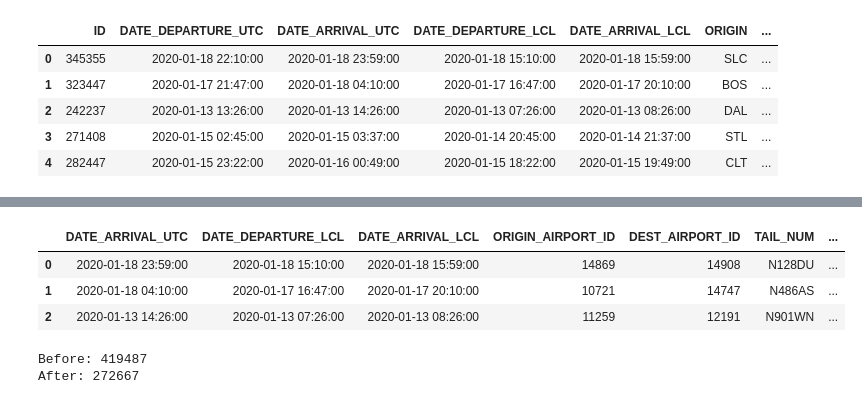
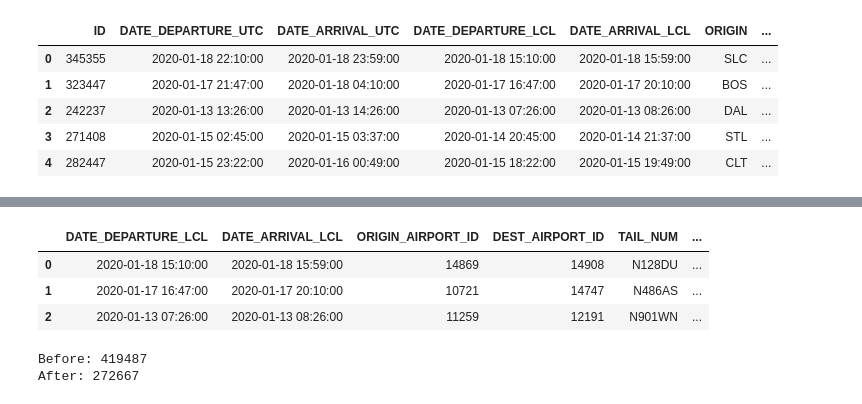
Before and after one commit to jbernardoviana/hckt01, a Jupyter notebook: HCKT01 - Binary Classification/Joao.ipynb, the cells around one changed output, grey strips where cells are left out. Saved outputs shown, nothing was run; the diff lists cells and outputs as text; code cells hidden in the pictures.

```diff
--- a/HCKT01 - Binary Classification/Joao.ipynb
+++ b/HCKT01 - Binary Classification/Joao.ipynb
@@ -146,25 +151,26 @@ train_df.groupby('DEP_DEL15').sum()
 # %%
 #DROP COLUMNS THAT HAVE OTHER COLUMNS WITH CORRESPONDING UNIQUE IDs
 train_df = train_df.drop(columns = [
     "ID",
     "ORIGIN",
     "DEST",
     "OP_CARRIER",
     "OP_CARRIER_FL_NUM",
     "CANCELLED",
-    "DATE_DEPARTURE_UTC"
+    "DATE_DEPARTURE_UTC",
+    "DATE_ARRIVAL_UTC"
 ])
 
 #DROP IRRELEVANT COLUMNS
 #MAYBE "OP_CARRIER_FL_NUM" as it could be irrelevant
 # FOR LATER IMPROVEMENT
 
 #IF THE FLIGHT HAS BEEN CANCELLED IT DOESN'T COUNT FOR THE MODEL!
 # but there are no cancelled flight in the train set so drop this column
 train_df.head(3)
 # %% [output]
-|  | DATE_ARRIVAL_UTC | DATE_DEPARTURE_LCL | DATE_ARRIVAL_LCL | ORIGIN_AIRPORT_ID | DEST_AIRPORT_ID | TAIL_NUM | ... |
-| 0 | 2020-01-18 23:59:00 | 2020-01-18 15:10:00 | 2020-01-18 15:59:00 | 14869 | 14908 | N128DU | ... |
-| 1 | 2020-01-18 04:10:00 | 2020-01-17 16:47:00 | 2020-01-17 20:10:00 | 10721 | 14747 | N486AS | ... |
-| 2 | 2020-01-13 14:26:00 | 2020-01-13 07:26:00 | 2020-01-13 08:26:00 | 11259 | 12191 | N901WN | ... |
+|  | DATE_DEPARTURE_LCL | DATE_ARRIVAL_LCL | ORIGIN_AIRPORT_ID | DEST_AIRPORT_ID | TAIL_NUM | ... |
+| 0 | 2020-01-18 15:10:00 | 2020-01-18 15:59:00 | 14869 | 14908 | N128DU | ... |
+| 1 | 2020-01-17 16:47:00 | 2020-01-17 20:10:00 | 10721 | 14747 | N486AS | ... |
+| 2 | 2020-01-13 07:26:00 | 2020-01-13 08:26:00 | 11259 | 12191 | N901WN | ... |
 # %%
```
Also changed, not shown: parts of 10 cells of this notebook.
